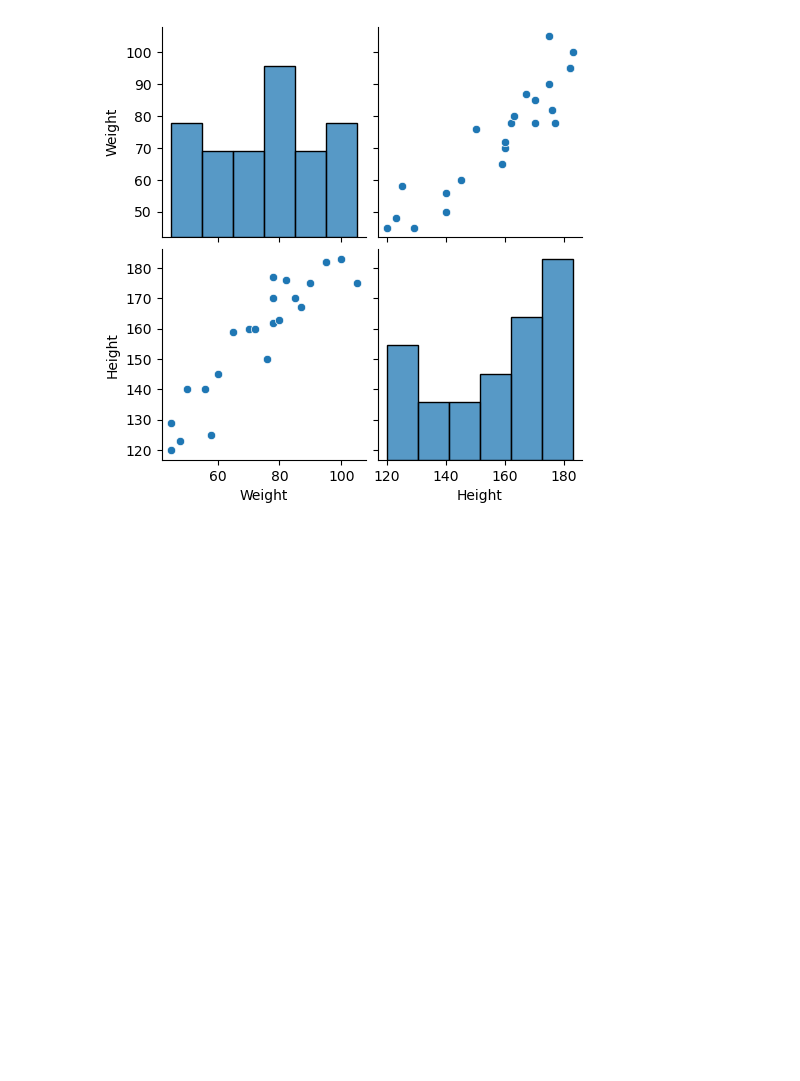
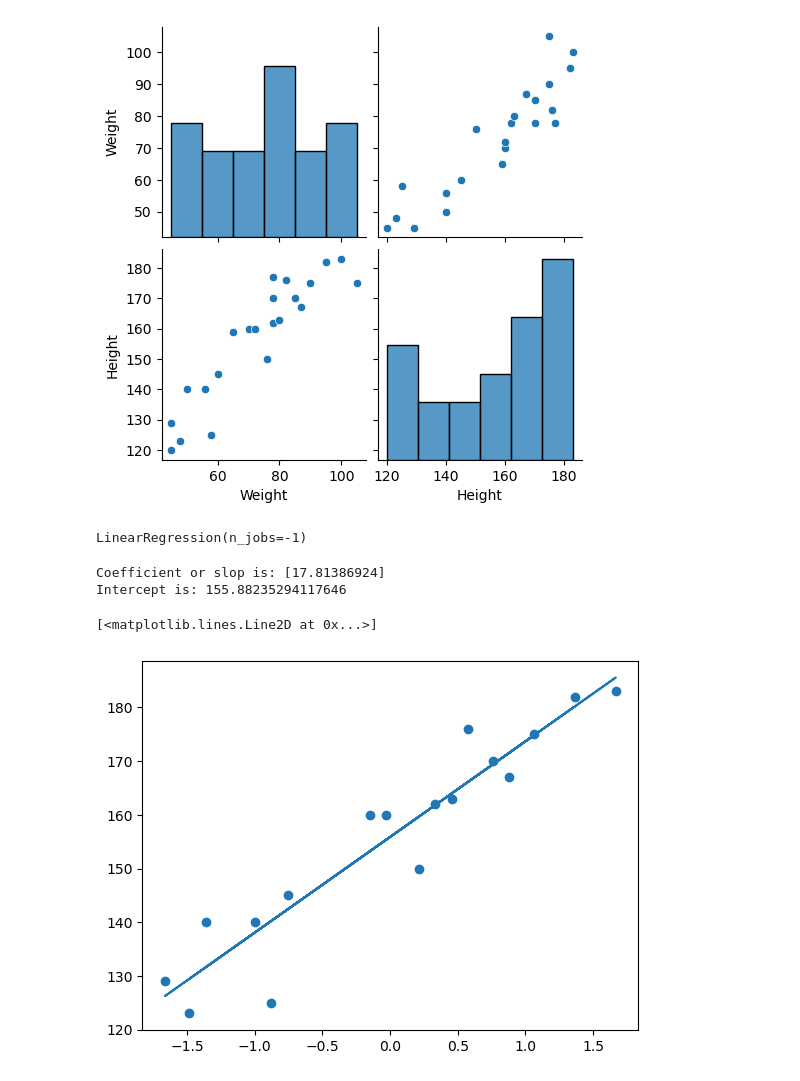
Before and after one commit to arunp77/Machine-Learning, a Jupyter notebook: Projects-ML/Reg-models/Weight-height.ipynb, the cells around one changed output. Saved outputs shown, nothing was run; the diff lists cells and outputs as text; code cells hidden in the pictures; blank space fills up the shorter version.

Commit message:
Weight-Height-project added

```diff
--- a/Projects-ML/Reg-models/Weight-height.ipynb
+++ b/Projects-ML/Reg-models/Weight-height.ipynb
@@ -34,3 +34,16 @@ sns.pairplot(df)
 # %% [output]
 <seaborn.axisgrid.PairGrid at 0x...>
 [figure]
+# %%
+# Independe and dependent features
+X = df[['Weight']] ## Always remember that independent features should be dataframe or 2 dimesnional array
+y=df['Height']   ## this variable can be a series or 1D array.
+# %%
+## Train test split
+from sklearn.model_selection import train_test_split
+X_train, X_test, y_train, y_test = train_test_split(X,y, test_size=0.25, random_state=42)
+# %%
+## Standardization
+from sklearn.preprocessing import StandardScaler
+scaler = StandardScaler()
+X_train = scaler.fit_transform(X_train)
@@ -36,0 +52,22 @@ sns.pairplot(df)
+# %%
+## Apply linear regression
+from sklearn.linear_model import LinearRegression
+regression = LinearRegression(n_jobs=-1)
+
+regression.fit(X_train, y_train)
+# %% [output]
+LinearRegression(n_jobs=-1)
+# %%
+print(f"Coefficient or slop is: {regression.coef_}")
+print(f"Intercept is: {regression.intercept_}")
+# %% [output]
+Coefficient or slop is: [17.81386924]
+Intercept is: 155.88235294117646
+# %%
+## plot Training data plot and best fit line
+
+plt.scatter(X_train, y_train)
+plt.plot(X_train, regression.predict(X_train))
+# %% [output]
+[<matplotlib.lines.Line2D at 0x...>]
+[figure, added]
```
Also changed, not shown: parts of 1 cell of this notebook.
